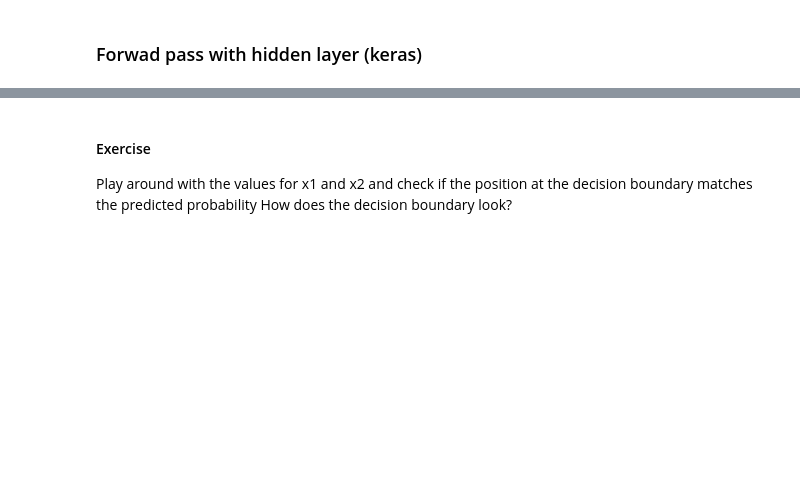
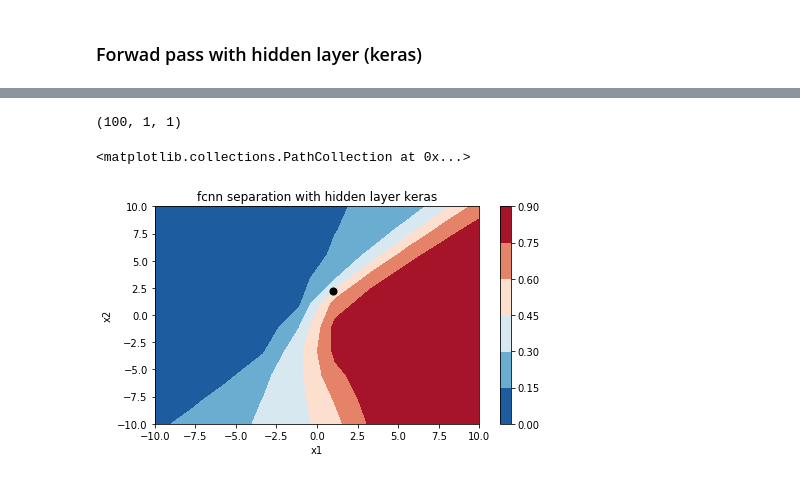
Before and after one commit to tensorchiefs/dl_course_2020, a Jupyter notebook: notebooks/01_simple_forward_pass.ipynb, the cells around one changed output, grey strips where cells are left out. Drawn from its saved outputs; the diff is of its cells as text; code cells hidden in the pictures; blank space fills up the shorter version.

```diff
--- a/notebooks/01_simple_forward_pass.ipynb
+++ b/notebooks/01_simple_forward_pass.ipynb
@@ -156,12 +213,4 @@ p_out
 model = Sequential()
 model.add(Dense(8, batch_input_shape=(None, 2),activation='sigmoid'))
 model.add(Dense(1, activation='sigmoid'))
-
-# Definition of the optimizer
-sgd = optimizers.SGD(lr=0.15)                               # Defining the stochastic gradient descent optimizer
-
-# compile model
-model.compile(loss='binary_crossentropy',
-              optimizer=sgd,
-              metrics=['accuracy'])
 model.summary()
@@ -172,12 +232,11 @@ model.predict(X)
 # %%
 # Plotting the decision boundary
 
-plotModel(X, model, 'fcnn separation with hidden layer')
+plotModel(model.predict, 'fcnn separation with hidden layer keras')
 plt.scatter(X[0][0],X[0][1],c="black",s=50)
 #plt.vlines(X[0][0],-10,10)
 #plt.hlines(X[0][1],-10,10)
+# %% [output]
+(100, 1, 1)
+<matplotlib.collections.PathCollection at 0x...>
+[figure, added]
-# %% [markdown]
-#### Exercise
-Play around with the values for x1 and x2 and check if the position at the decision boundary
-matches the predicted probability
-How does the decision boundary look?
```
Also changed, not shown: parts of 28 cells of this notebook, 1 other file.
